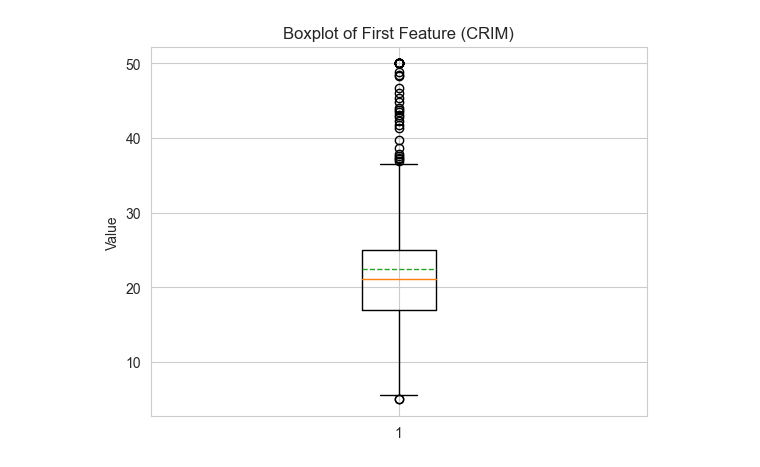
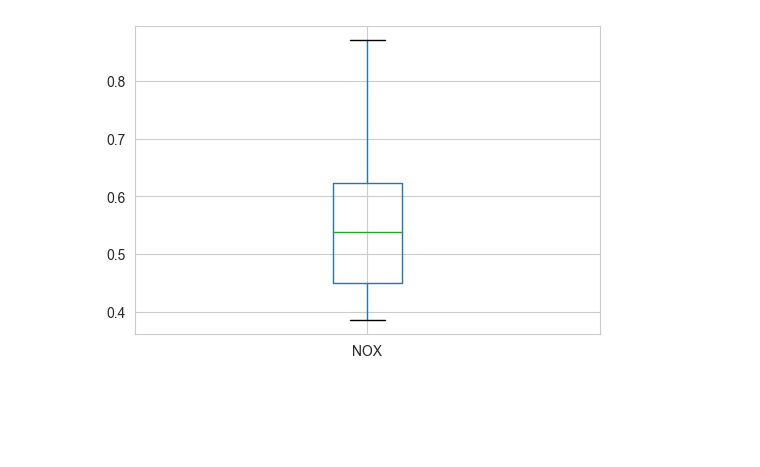
Before and after one commit to sdslrn/DataMining, a Jupyter notebook: homework1/tjl/script.ipynb, the cells around one changed output. Cells and saved outputs as stored; diff of their text form; code cells hidden in the pictures; blank space fills up the shorter version.

```diff
--- a/homework1/tjl/script.ipynb
+++ b/homework1/tjl/script.ipynb
@@ -35,18 +35,16 @@ print(data)
 
 [506 rows x 14 columns]
 # %%
-# 箱线图查看离群点
+# 绘制箱线图
+import pandas as pd
 import matplotlib.pyplot as plt
 
-X = data.values
+# 读取数据
+df = pd.read_csv('boston_housing.csv')
 
-plt.boxplot(X[:, 13], showmeans=True, meanline=True)
-
-# 设置图形标题和轴标签
-plt.title('Boxplot of First Feature (CRIM)')
-plt.ylabel('Value')
-
-# 显示图形
+# 绘制某一列的箱线图
+plt.figure(figsize=(6, 4))
+df.boxplot(column=df.columns[4])
 plt.show()
 # %% [output]
-[figure, old version]
+[figure, new version]
```
Also changed, not shown: parts of 6 cells of this notebook.
